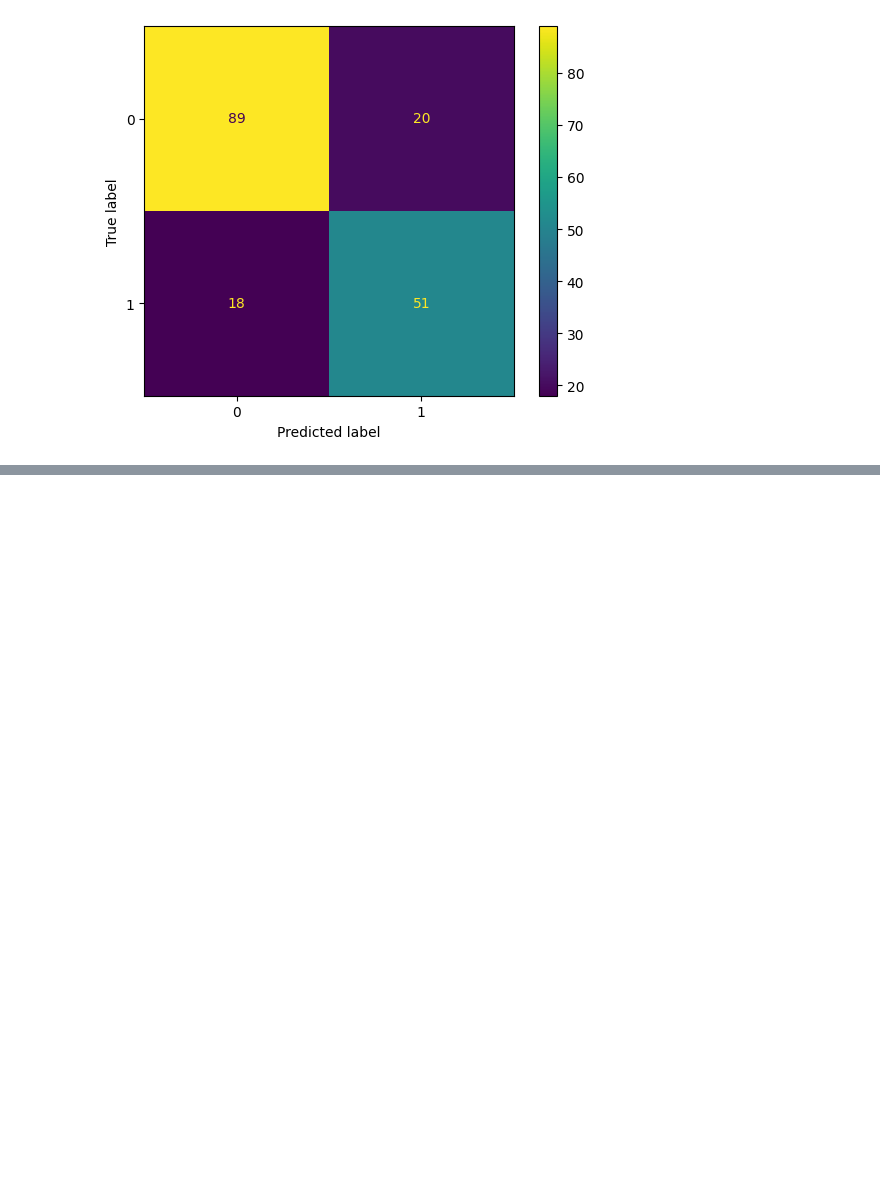
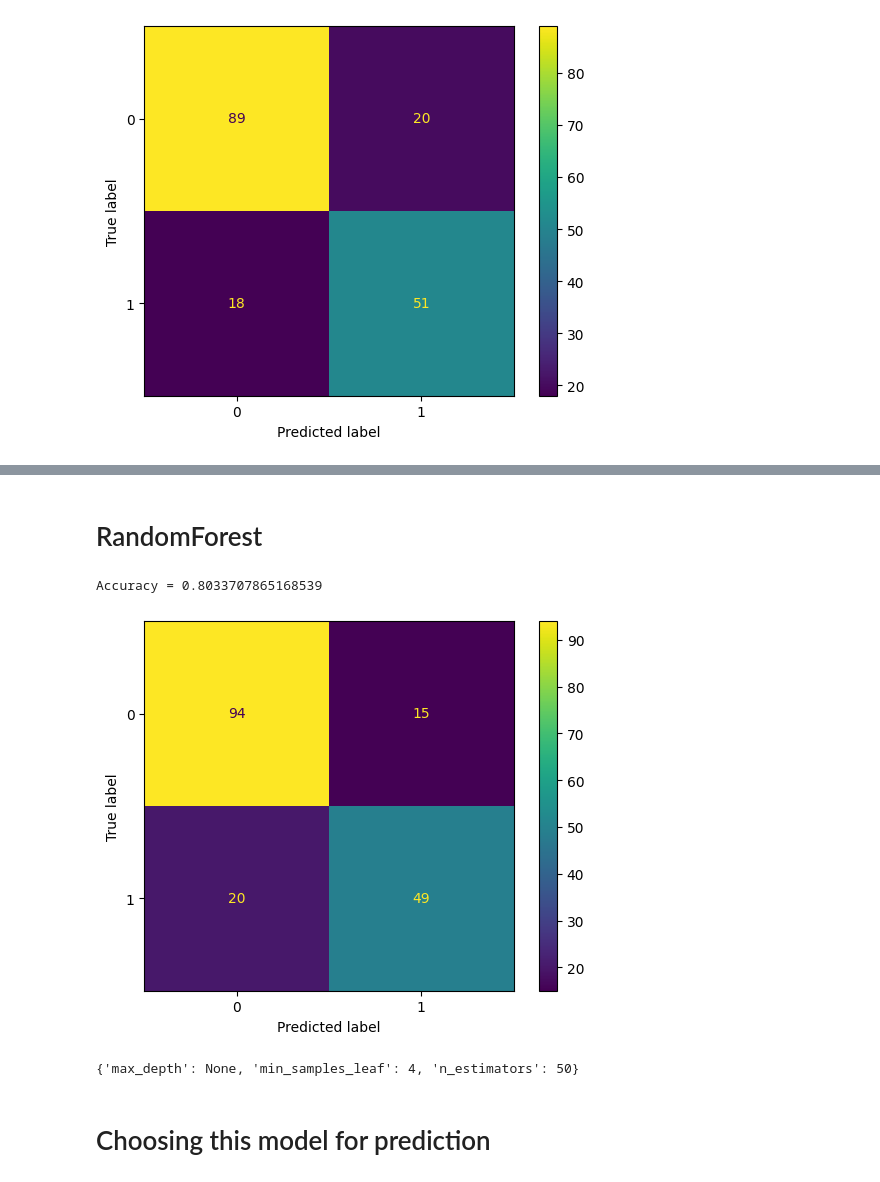
Before and after one commit to giulerg/Titanic, a Jupyter notebook: titanic.ipynb, the cells around one changed output, grey strips where cells are left out. Cells and saved outputs as stored; diff of their text form; code cells hidden in the pictures; blank space fills up the shorter version.

```diff
--- a/titanic.ipynb
+++ b/titanic.ipynb
@@ -241,0 +265,24 @@ Accuracy = 0.7865168539325843
+# %% [markdown]
+# RandomForest
+# %%
+rf = RandomForestClassifier()
+# %%
+param_grid = {
+    'n_estimators': [50, 100, 150],
+    'max_depth': [None, 5, 10],
+    'min_samples_leaf': [1, 4, 5],
+}
+# %%
+grid_model_random = GridSearchCV(estimator=rf, param_grid=param_grid, cv=5)
+# %%
+model_grid_random = grid_model_random.fit(X_tr, y_tr)
+metrics(model_grid_random.best_estimator_)
+# %% [output]
+Accuracy = 0.8033707865168539
+[figure, added]
+# %%
+model_grid_random.best_params_
+# %% [output]
+{'max_depth': None, 'min_samples_leaf': 4, 'n_estimators': 50}
+# %% [markdown]
+# Choosing this model for prediction
```
Also changed, not shown: parts of 12 cells of this notebook.
